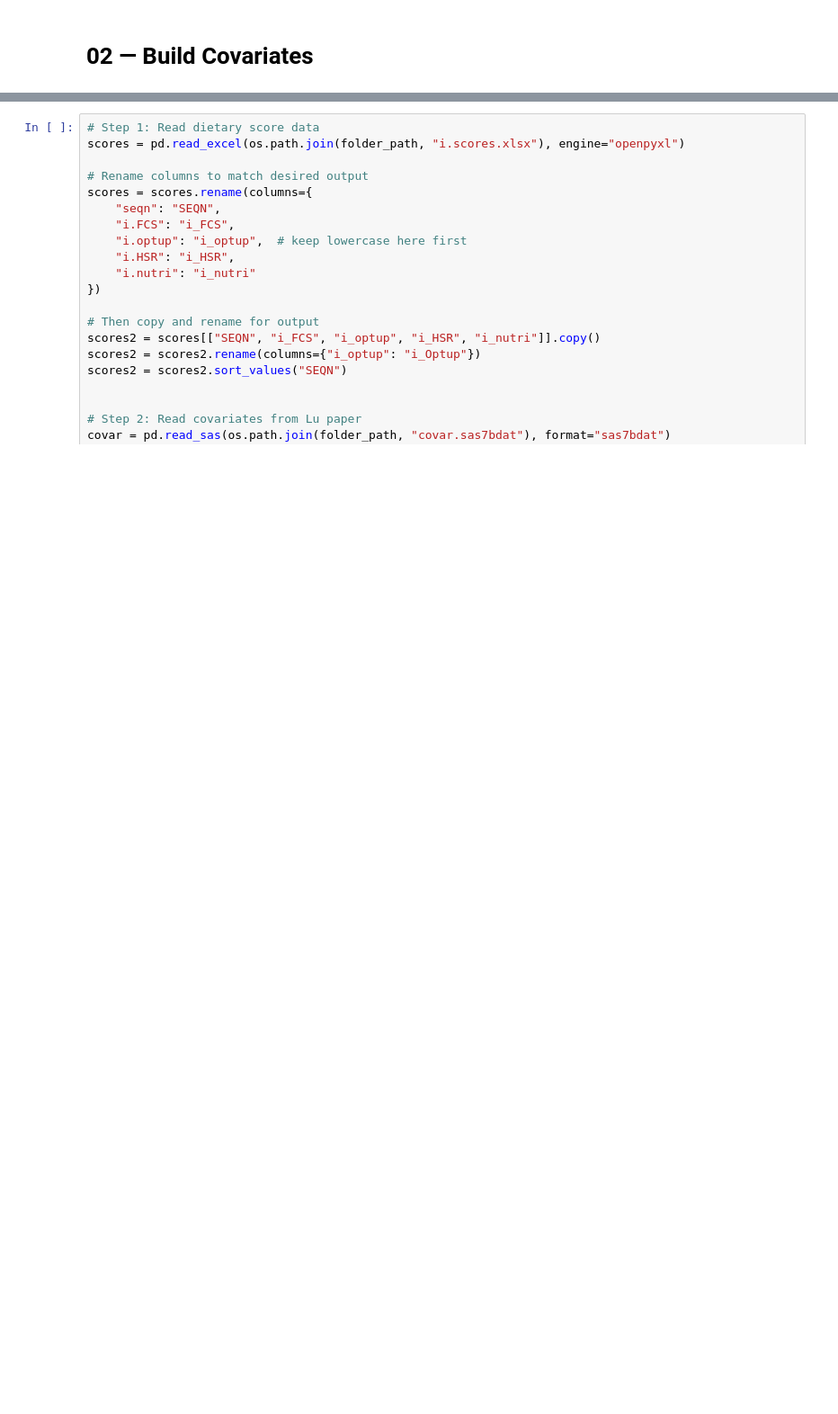
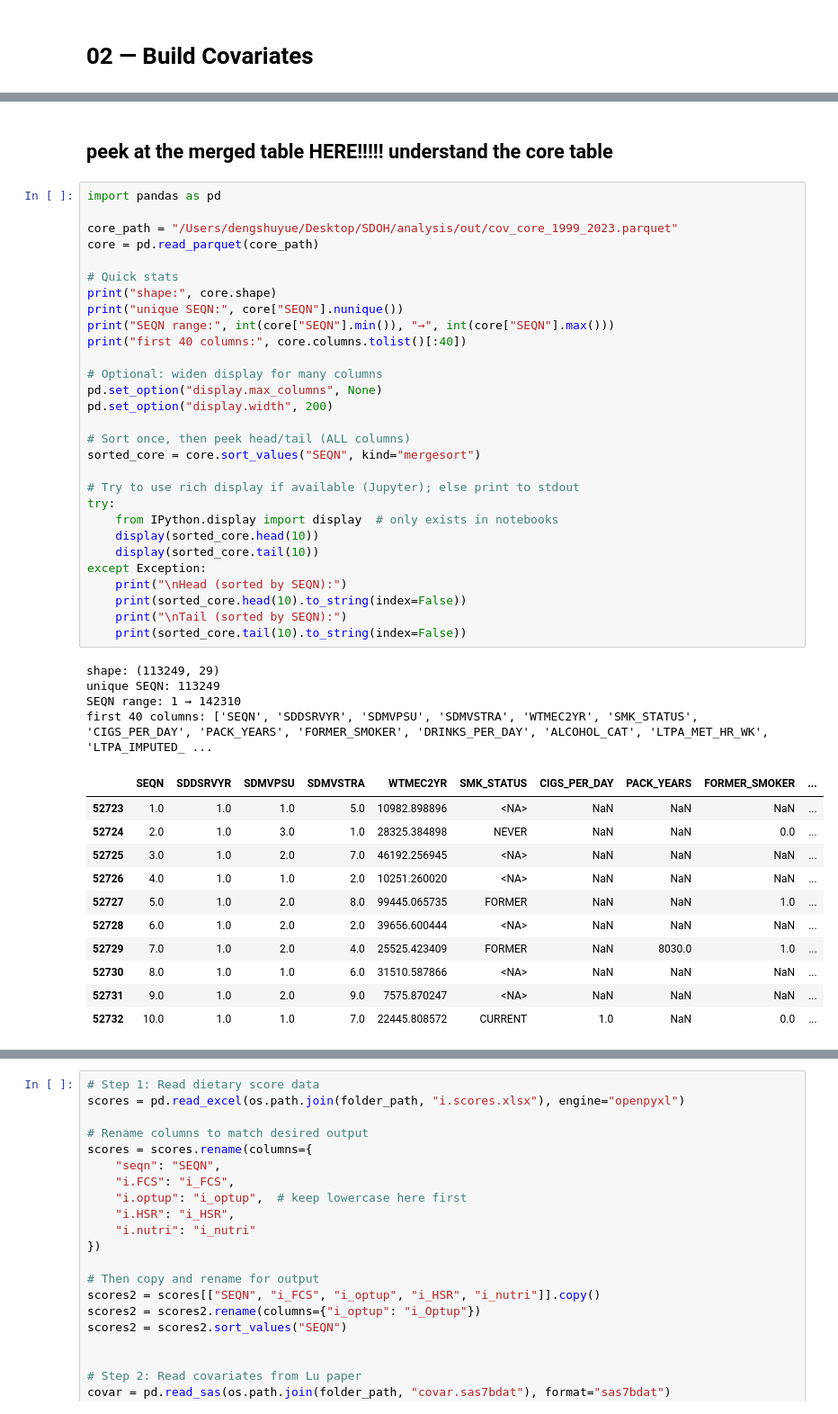
Before and after one commit to amydsy/sdoh-mediation-analysis, a Jupyter notebook: 02_build_covariates.ipynb, the cells around one changed output, grey strips where cells are left out. Shown at 90% size. Drawn from its saved outputs; the diff is of its cells as text; blank space fills up the shorter version.

Commit message:
WIP: push current state (core data set builder, merge all file, then later extend to 2023)

```diff
--- a/02_build_covariates.ipynb
+++ b/02_build_covariates.ipynb
@@ -7,0 +1655,47 @@ Run first cell:
+# %% [markdown]
+<h2>peek at the merged table HERE!!!!! understand the core table</h2>
+# %%
+import pandas as pd
+
+core_path = "/Users/dengshuyue/Desktop/SDOH/analysis/out/cov_core_1999_2023.parquet"
+core = pd.read_parquet(core_path)
+
+# Quick stats
+print("shape:", core.shape)
+print("unique SEQN:", core["SEQN"].nunique())
+print("SEQN range:", int(core["SEQN"].min()), "→", int(core["SEQN"].max()))
+print("first 40 columns:", core.columns.tolist()[:40])
+
+# Optional: widen display for many columns
+pd.set_option("display.max_columns", None)
+pd.set_option("display.width", 200)
+
+# Sort once, then peek head/tail (ALL columns)
+sorted_core = core.sort_values("SEQN", kind="mergesort")
+
+# Try to use rich display if available (Jupyter); else print to stdout
+try:
+    from IPython.display import display  # only exists in notebooks
+    display(sorted_core.head(10))
+    display(sorted_core.tail(10))
+except Exception:
+    print("\nHead (sorted by SEQN):")
+    print(sorted_core.head(10).to_string(index=False))
+    print("\nTail (sorted by SEQN):")
+    print(sorted_core.tail(10).to_string(index=False))
+# %% [output]
+shape: (113249, 29)
+unique SEQN: 113249
+SEQN range: 1 → 142310
+first 40 columns: ['SEQN', 'SDDSRVYR', 'SDMVPSU', 'SDMVSTRA', 'WTMEC2YR', 'SMK_STATUS', 'CIGS_PER_DAY', 'PACK_YEARS', 'FORMER_SMOKER', 'DRINKS_PER_DAY', 'ALCOHOL_CAT', 'LTPA_MET_HR_WK', 'LTPA_IMPUTED_ ...
+|  | SEQN | SDDSRVYR | SDMVPSU | SDMVSTRA | WTMEC2YR | SMK_STATUS | CIGS_PER_DAY | PACK_YEARS | FORMER_SMOKER | ... |
+| 52723 | 1.0 | 1.0 | 1.0 | 5.0 | 10982.898896 | <NA> | NaN | NaN | NaN | ... |
+| 52724 | 2.0 | 1.0 | 3.0 | 1.0 | 28325.384898 | NEVER | NaN | NaN | 0.0 | ... |
+| 52725 | 3.0 | 1.0 | 2.0 | 7.0 | 46192.256945 | <NA> | NaN | NaN | NaN | ... |
+| 52726 | 4.0 | 1.0 | 1.0 | 2.0 | 10251.260020 | <NA> | NaN | NaN | NaN | ... |
+| 52727 | 5.0 | 1.0 | 2.0 | 8.0 | 99445.065735 | FORMER | NaN | NaN | 1.0 | ... |
+| 52728 | 6.0 | 1.0 | 2.0 | 2.0 | 39656.600444 | <NA> | NaN | NaN | NaN | ... |
+| 52729 | 7.0 | 1.0 | 2.0 | 4.0 | 25525.423409 | FORMER | NaN | 8030.0 | 1.0 | ... |
+| 52730 | 8.0 | 1.0 | 1.0 | 6.0 | 31510.587866 | <NA> | NaN | NaN | NaN | ... |
+| 52731 | 9.0 | 1.0 | 2.0 | 9.0 | 7575.870247 | <NA> | NaN | NaN | NaN | ... |
+| 52732 | 10.0 | 1.0 | 1.0 | 7.0 | 22445.808572 | CURRENT | 1.0 | NaN | 0.0 | ... |
```
Also changed, not shown: parts of 21 cells of this notebook, 3 other files.
